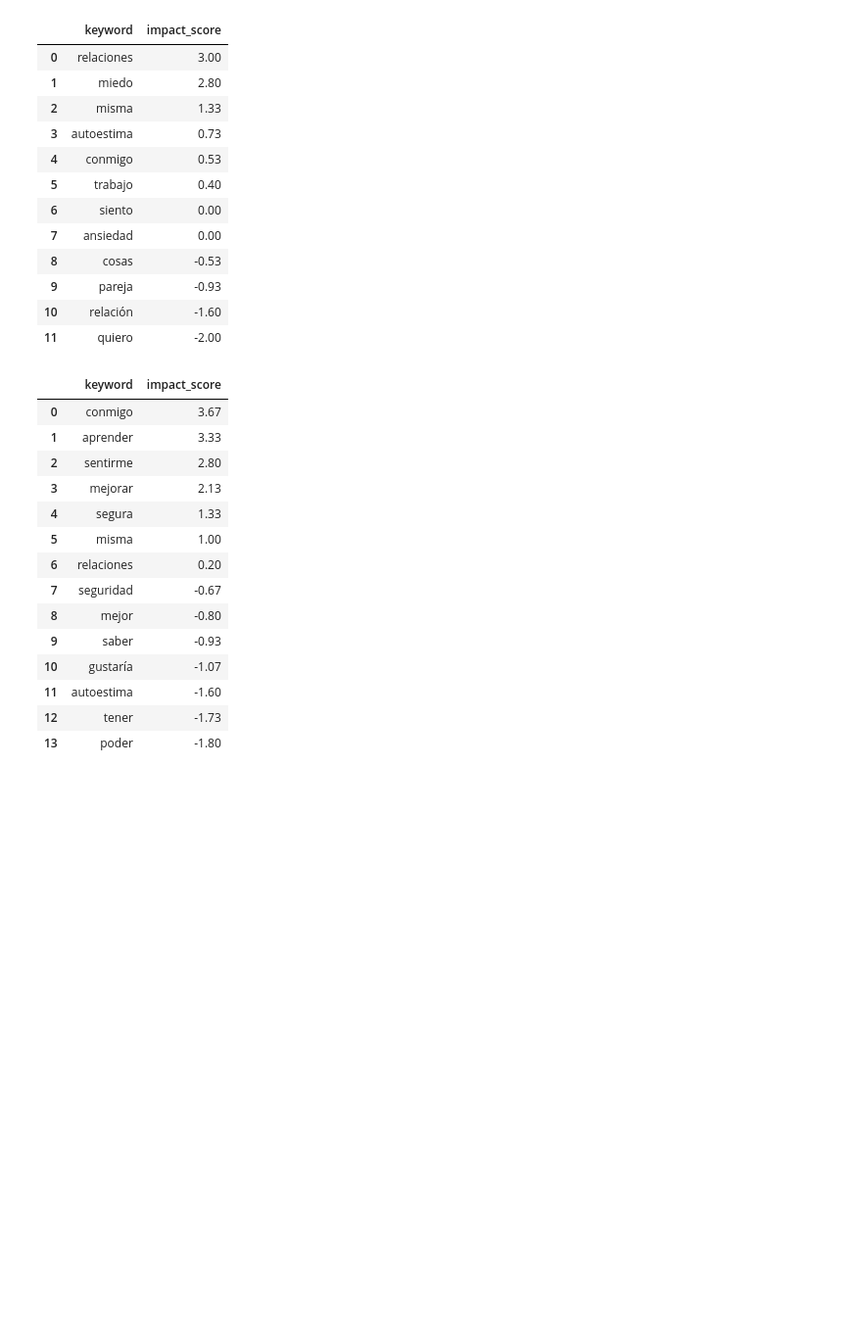
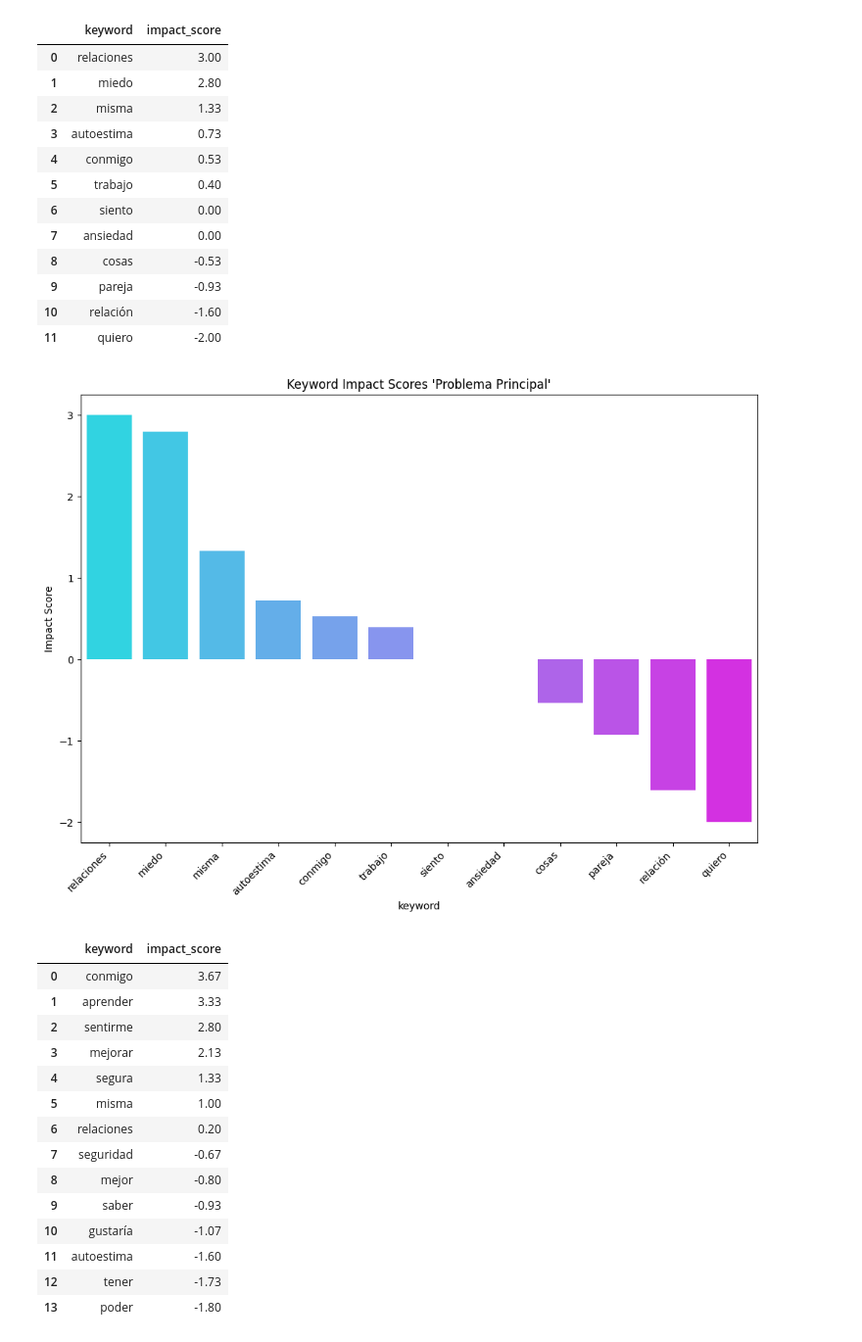
Before and after one commit to TonioDominguez/typeform_keyword_analysis, a Jupyter notebook: EDA+keyword_impact.ipynb, the cells around one changed output. Shown at 98% size. Saved outputs shown, nothing was run; the diff lists cells and outputs as text; code cells hidden in the pictures; blank space fills up the shorter version.

```diff
--- a/EDA+keyword_impact.ipynb
+++ b/EDA+keyword_impact.ipynb
@@ -718,6 +718,15 @@ problema_principal_key_impact
 | 9 | pareja | -0.93 |
 | 10 | relación | -1.60 |
 | 11 | quiero | -2.00 |
+# %%
+plt.figure(figsize=(12,8))
+sns.barplot(x="keyword", y="impact_score", data=problema_principal_key_impact, palette="cool")
+plt.title("Keyword Impact Scores 'Problema Principal'")
+plt.ylabel("Impact Score")
+plt.xticks(rotation=45, ha='right')
+plt.show()
+# %% [output]
+[figure, added]
 # %%
 cambios_deseados_key_impact
 # %% [output]
```
Also changed, not shown: parts of 2 cells of this notebook.
